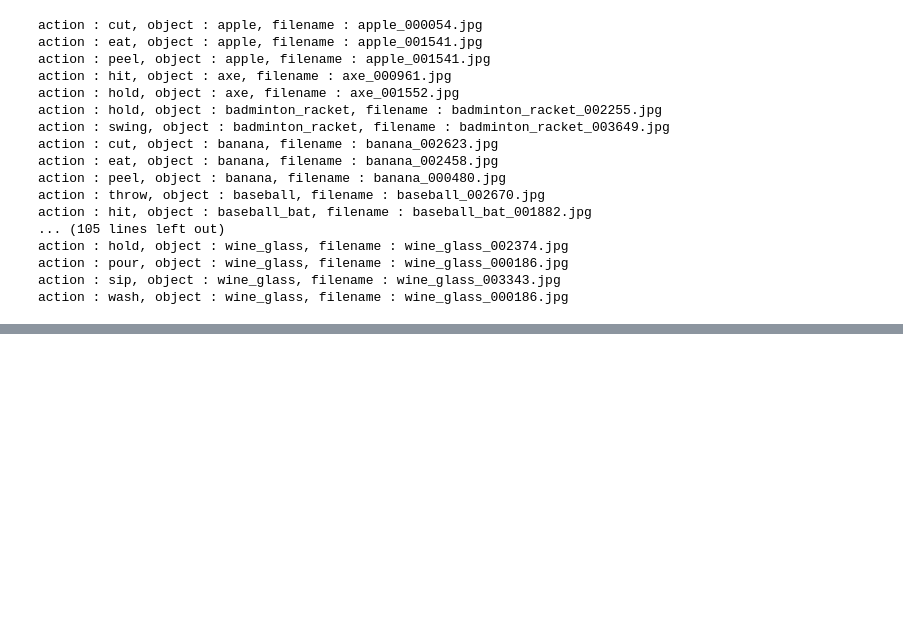
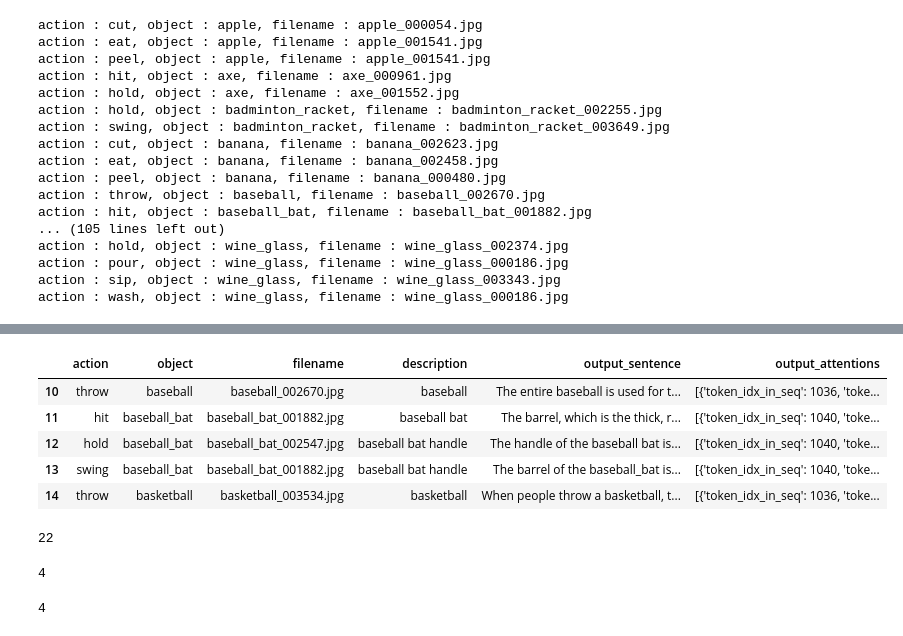
Before and after one commit to DrFirstLee/qwen3_AG, a Jupyter notebook: AttentionHeads/make_description.ipynb, the cells around one changed output, grey strips where cells are left out. Cells and saved outputs as stored; diff of their text form; code cells hidden in the pictures; blank space fills up the shorter version.

```diff
--- a/AttentionHeads/make_description.ipynb
+++ b/AttentionHeads/make_description.ipynb
@@ -151,0 +282,9 @@ action : wash, object : wine_glass, filename : wine_glass_000186.jpg, descriptio
+# %%
+_3
+# %% [output]
+|  | action | object | filename | description | output_sentence | output_attentions |
+| 10 | throw | baseball | baseball_002670.jpg | baseball | The entire baseball is used for t... | [{'token_idx_in_seq': 1036, 'toke... |
+| 11 | hit | baseball_bat | baseball_bat_001882.jpg | baseball bat | The barrel, which is the thick, r... | [{'token_idx_in_seq': 1040, 'toke... |
+| 12 | hold | baseball_bat | baseball_bat_002547.jpg | baseball bat handle | The handle of the baseball bat is... | [{'token_idx_in_seq': 1040, 'toke... |
+| 13 | swing | baseball_bat | baseball_bat_001882.jpg | baseball bat handle | The barrel of the baseball_bat is... | [{'token_idx_in_seq': 1040, 'toke... |
+| 14 | throw | basketball | basketball_003534.jpg | basketball | When people throw a basketball, t... | [{'token_idx_in_seq': 1036, 'toke... |
@@ -151,0 +301,12 @@ action : wash, object : wine_glass, filename : wine_glass_000186.jpg, descriptio
+# %%
+len(sample_attention)
+# %% [output]
+22
+# %%
+len(sample_attention[0])
+# %% [output]
+4
+# %%
+len(sample_attention[0])
+# %% [output]
+4
```
Also changed, not shown: parts of 17 cells of this notebook, 17 other files.
